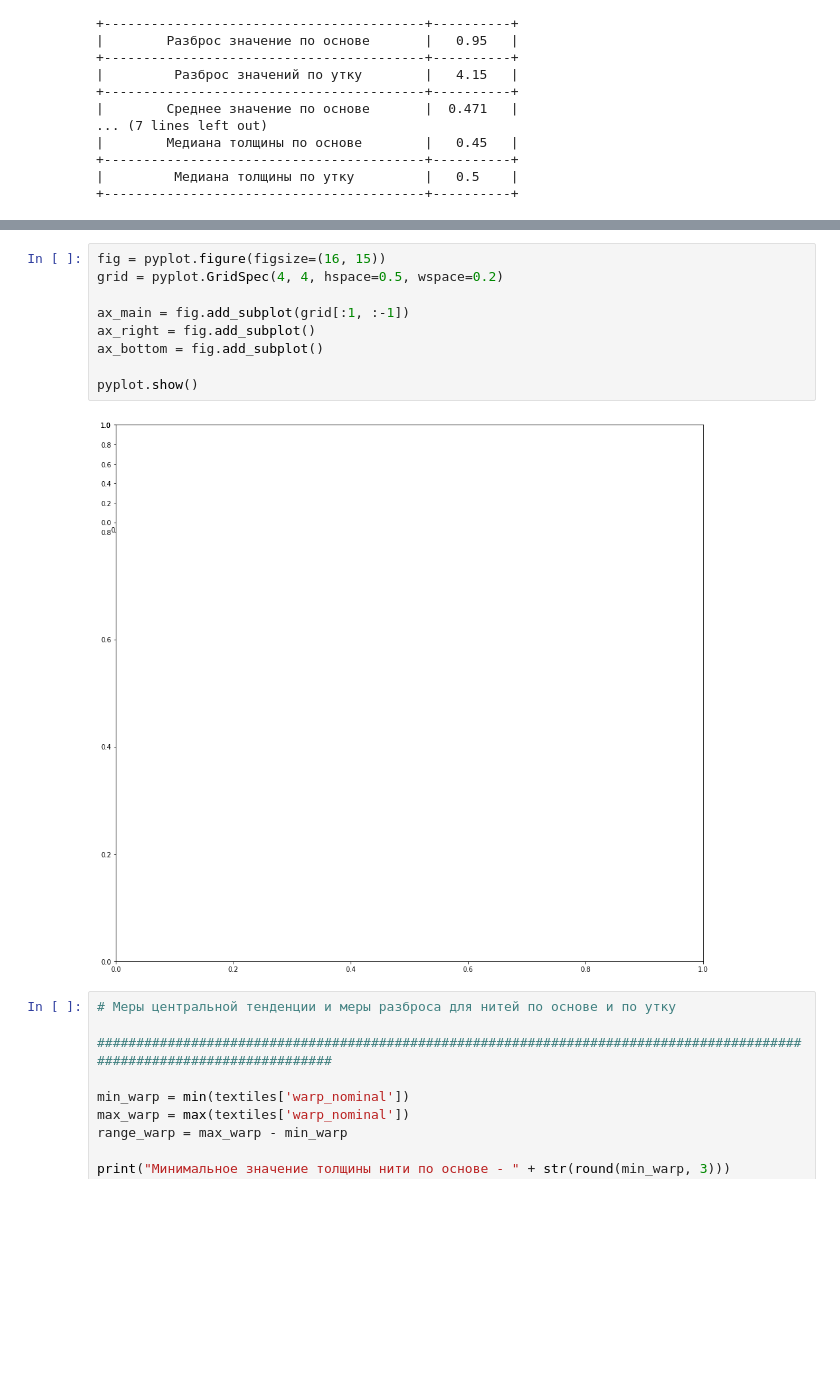
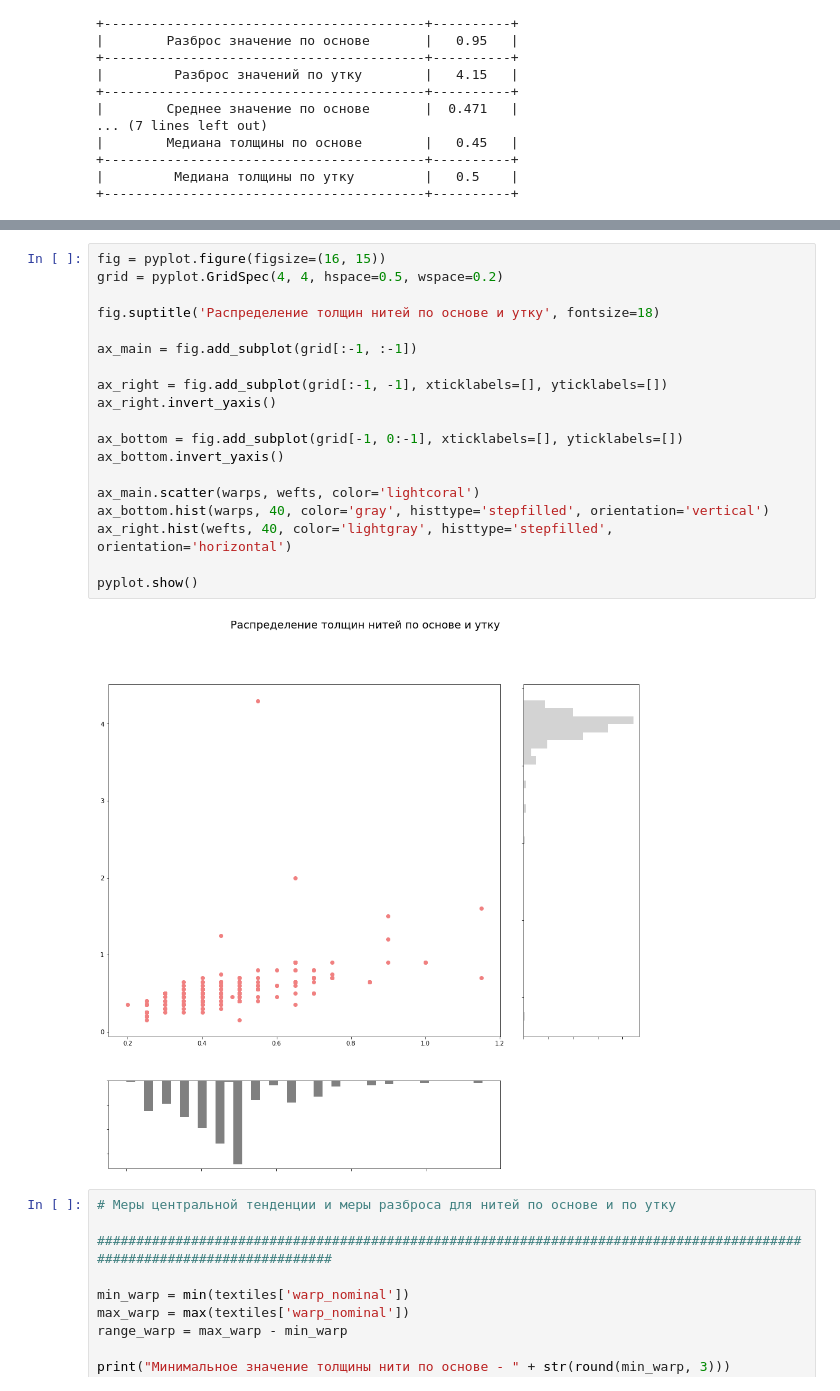
Before and after one commit to streltcov/textile_data, a Jupyter notebook: threads.ipynb, the cells around one changed output, grey strips where cells are left out. Saved outputs shown, nothing was run; the diff lists cells and outputs as text; blank space fills up the shorter version.

Commit message:
threads -> charts added

```diff
--- a/threads.ipynb
+++ b/threads.ipynb
@@ -75,14 +116,24 @@ pyplot.show()
 # %%
 fig = pyplot.figure(figsize=(16, 15))
 grid = pyplot.GridSpec(4, 4, hspace=0.5, wspace=0.2)
 
-ax_main = fig.add_subplot(grid[:1, :-1])
-ax_right = fig.add_subplot()
-ax_bottom = fig.add_subplot()
+fig.suptitle('Распределение толщин нитей по основе и утку', fontsize=18)
+
+ax_main = fig.add_subplot(grid[:-1, :-1])
+
+ax_right = fig.add_subplot(grid[:-1, -1], xticklabels=[], yticklabels=[])
+ax_right.invert_yaxis()
+
+ax_bottom = fig.add_subplot(grid[-1, 0:-1], xticklabels=[], yticklabels=[])
+ax_bottom.invert_yaxis()
+
+ax_main.scatter(warps, wefts, color='lightcoral')
+ax_bottom.hist(warps, 40, color='gray', histtype='stepfilled', orientation='vertical')
+ax_right.hist(wefts, 40, color='lightgray', histtype='stepfilled', orientation='horizontal')
 
 pyplot.show()
 # %% [output]
-[figure, old version]
+[figure, new version]
 # %%
 # Меры центральной тенденции и меры разброса для нитей по основе и по утку
 
```
Also changed, not shown: parts of 9 cells of this notebook.
